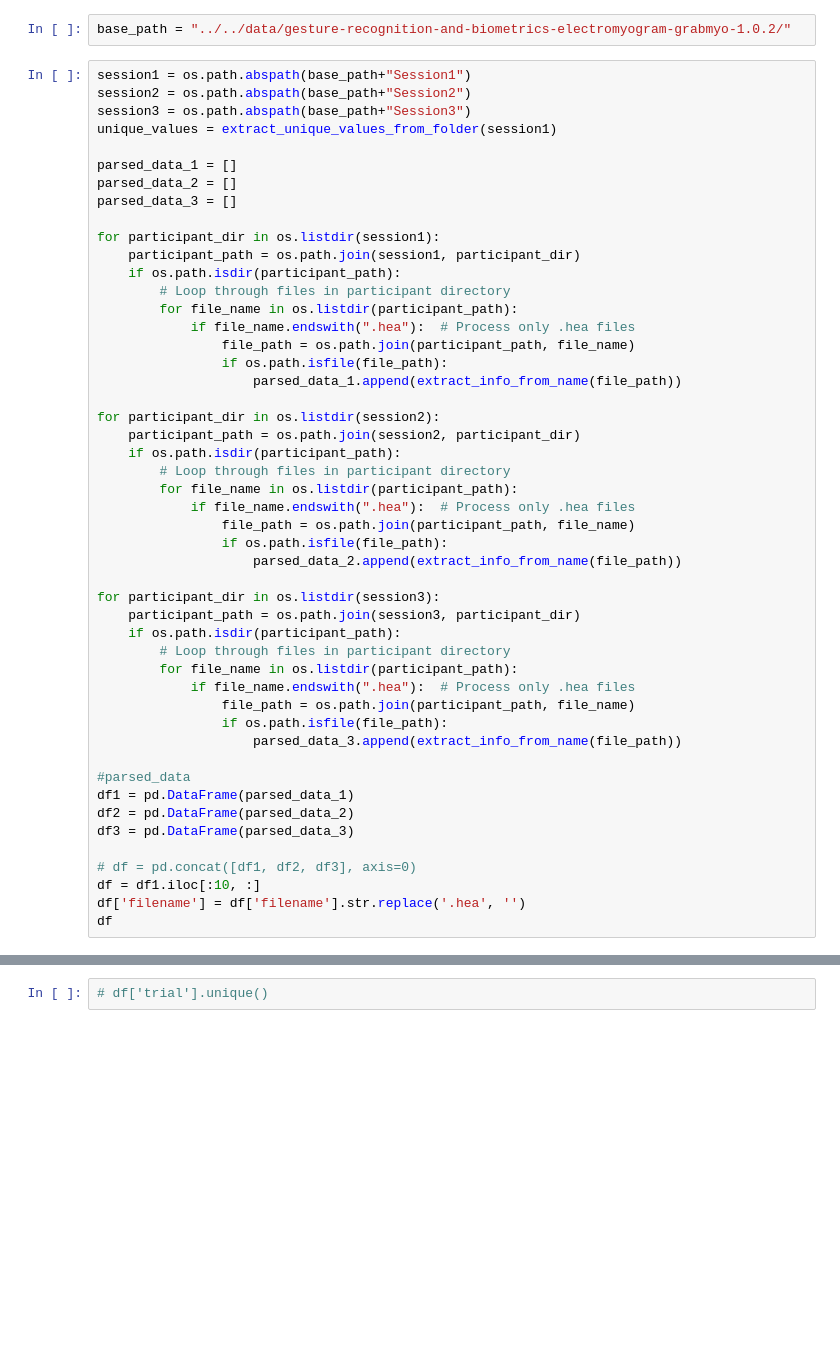
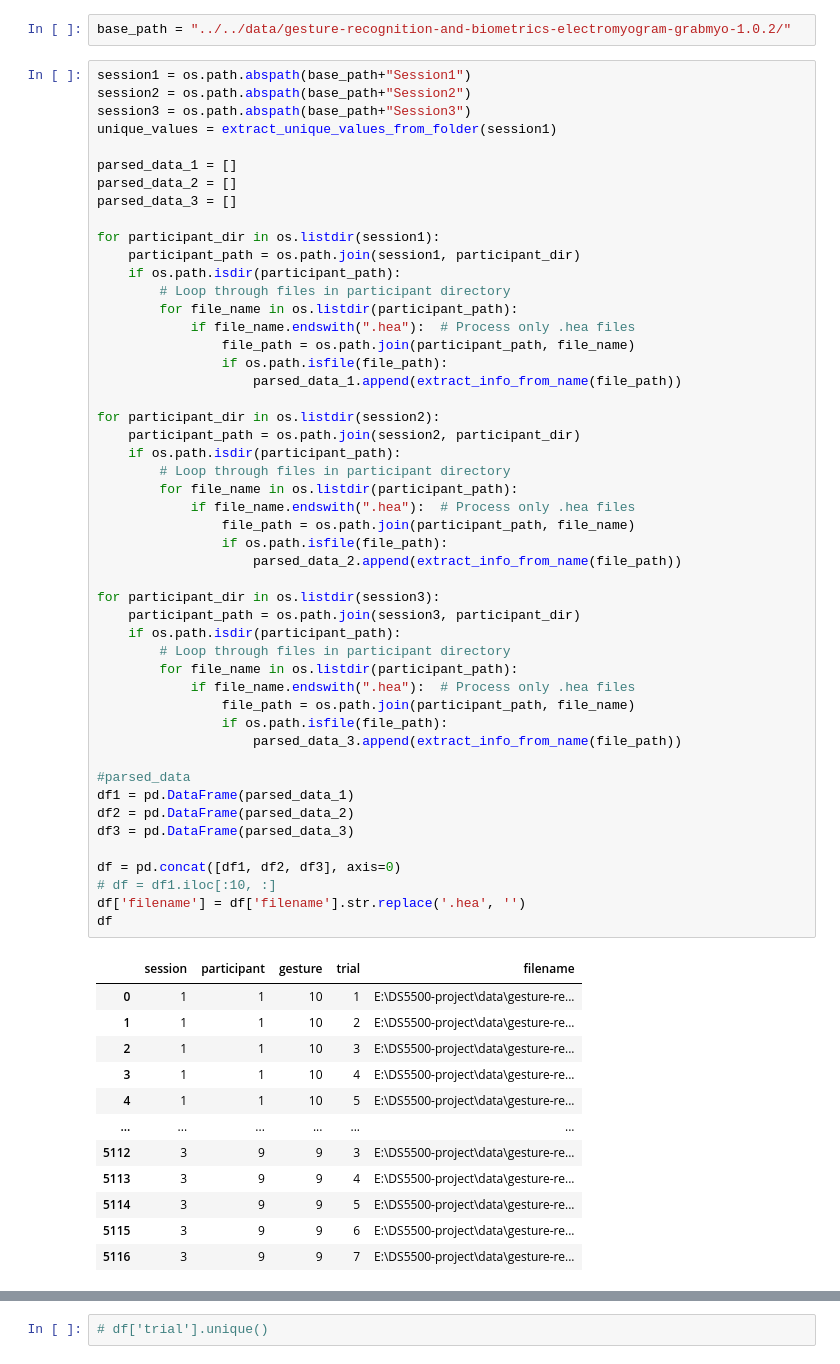
Before and after one commit to tanmaygadgil/DS5500-project, a Jupyter notebook: EDA/Notebook/feature_extr_local-snippets.ipynb, the cells around one changed output, grey strips where cells are left out. Cells and saved outputs as stored; diff of their text form; blank space fills up the shorter version.

```diff
--- a/EDA/Notebook/feature_extr_local-snippets.ipynb
+++ b/EDA/Notebook/feature_extr_local-snippets.ipynb
@@ -58,32 +58,44 @@ for participant_dir in os.listdir(session1):
                     parsed_data_1.append(extract_info_from_name(file_path))
 
 for participant_dir in os.listdir(session2):
     participant_path = os.path.join(session2, participant_dir)
     if os.path.isdir(participant_path):
         # Loop through files in participant directory
         for file_name in os.listdir(participant_path):
             if file_name.endswith(".hea"):  # Process only .hea files
                 file_path = os.path.join(participant_path, file_name)
                 if os.path.isfile(file_path):
                     parsed_data_2.append(extract_info_from_name(file_path))
 
 for participant_dir in os.listdir(session3):
     participant_path = os.path.join(session3, participant_dir)
     if os.path.isdir(participant_path):
         # Loop through files in participant directory
         for file_name in os.listdir(participant_path):
             if file_name.endswith(".hea"):  # Process only .hea files
                 file_path = os.path.join(participant_path, file_name)
                 if os.path.isfile(file_path):
                     parsed_data_3.append(extract_info_from_name(file_path))
 
 #parsed_data
 df1 = pd.DataFrame(parsed_data_1)
 df2 = pd.DataFrame(parsed_data_2)
 df3 = pd.DataFrame(parsed_data_3)
 
-# df = pd.concat([df1, df2, df3], axis=0)
-df = df1.iloc[:10, :]
+df = pd.concat([df1, df2, df3], axis=0)
+# df = df1.iloc[:10, :]
 df['filename'] = df['filename'].str.replace('.hea', '')
 df
 # %% [output]
+|  | session | participant | gesture | trial | filename |
+| 0 | 1 | 1 | 10 | 1 | E:\DS5500-project\data\gesture-re... |
+| 1 | 1 | 1 | 10 | 2 | E:\DS5500-project\data\gesture-re... |
+| 2 | 1 | 1 | 10 | 3 | E:\DS5500-project\data\gesture-re... |
+| 3 | 1 | 1 | 10 | 4 | E:\DS5500-project\data\gesture-re... |
+| 4 | 1 | 1 | 10 | 5 | E:\DS5500-project\data\gesture-re... |
+| ... | ... | ... | ... | ... | ... |
+| 5112 | 3 | 9 | 9 | 3 | E:\DS5500-project\data\gesture-re... |
+| 5113 | 3 | 9 | 9 | 4 | E:\DS5500-project\data\gesture-re... |
+| 5114 | 3 | 9 | 9 | 5 | E:\DS5500-project\data\gesture-re... |
+| 5115 | 3 | 9 | 9 | 6 | E:\DS5500-project\data\gesture-re... |
+| 5116 | 3 | 9 | 9 | 7 | E:\DS5500-project\data\gesture-re... |
```
Also changed, not shown: parts of 12 cells of this notebook.
